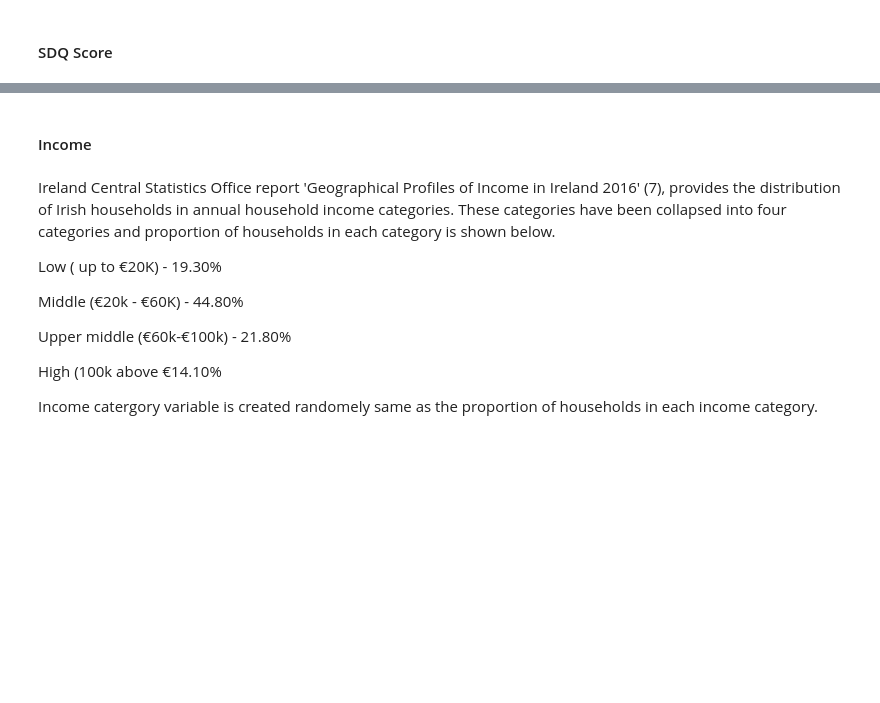
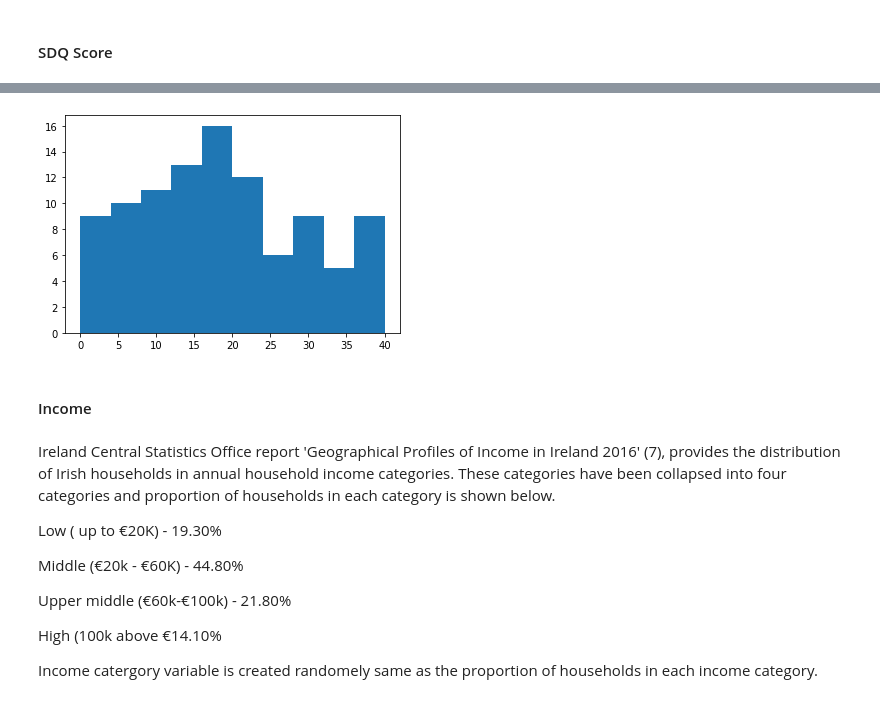
Before and after one commit to pcsukumar/PfDA_Assignment_1, a Jupyter notebook: PfDA_Project_1.ipynb, the cells around one changed output, grey strips where cells are left out. Saved outputs shown, nothing was run; the diff lists cells and outputs as text; code cells hidden in the pictures; blank space fills up the shorter version.

```diff
--- a/PfDA_Project_1.ipynb
+++ b/PfDA_Project_1.ipynb
@@ -75,3 +88,10 @@ The 25 personality attributes in the SDQ are made up of 5 scales of 5 items each
+# %%
+rng = np.random.default_rng()
+sdq_score=rng.integers(low=0, high=41, size=100)
+plt.hist(sdq_score)
+plt.show()
+# %% [output]
+[figure, added]
 # %% [markdown]
 #### Income
 # %% [markdown]
```
Also changed, not shown: parts of 14 cells of this notebook.
